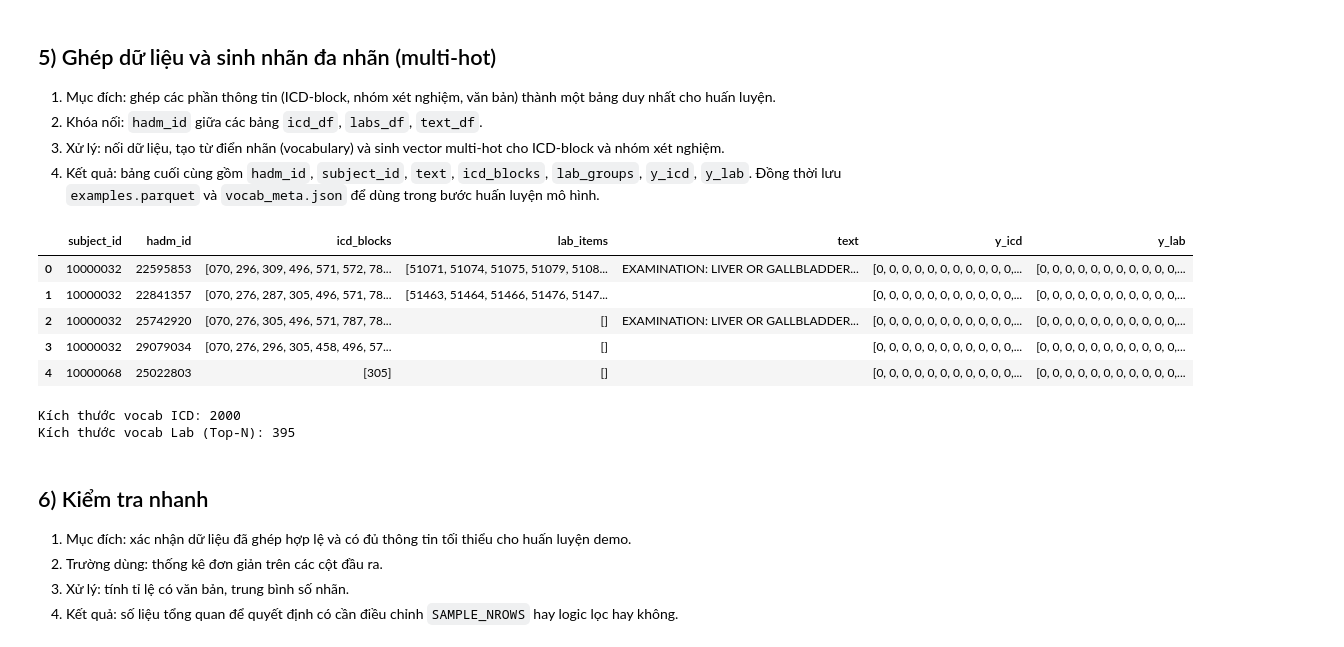
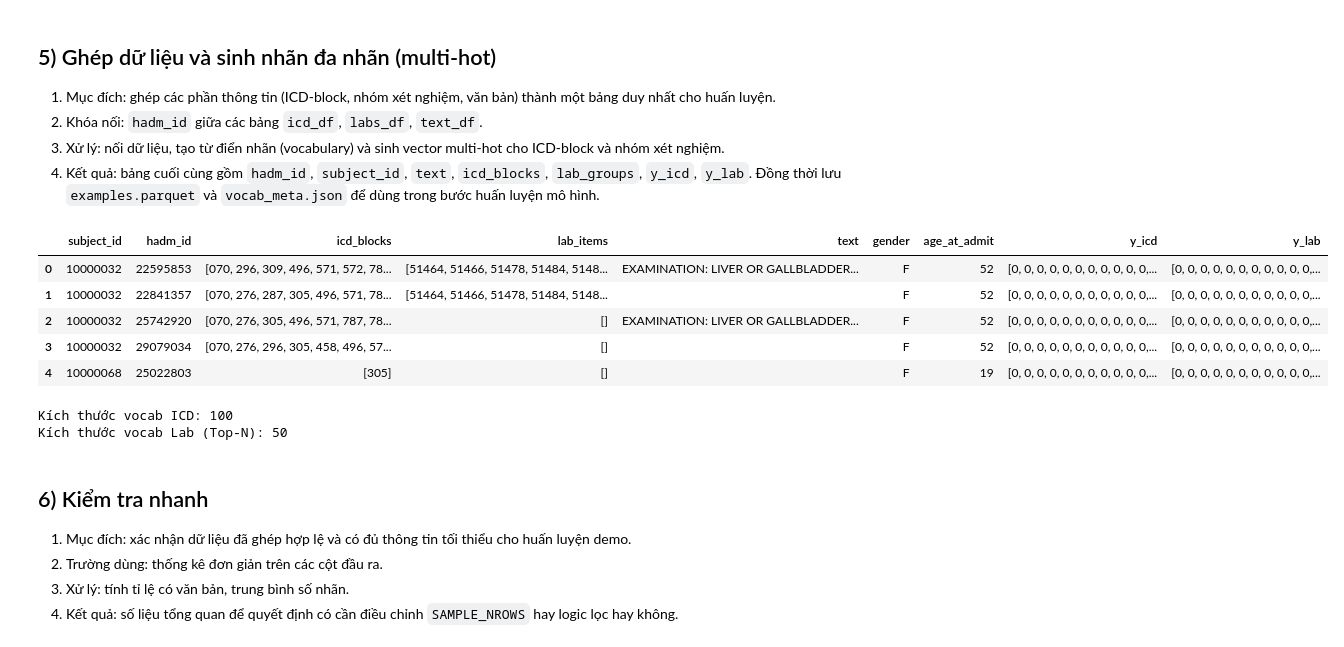
Before and after one commit to iamKhang/revita-sympdiag, a Jupyter notebook: notebooks/01_data_preprocessing_mimiciv.ipynb, the cells around one changed output. Cells and saved outputs as stored; diff of their text form; code cells hidden in the pictures.

```diff
--- a/notebooks/01_data_preprocessing_mimiciv.ipynb
+++ b/notebooks/01_data_preprocessing_mimiciv.ipynb
@@ -19,10 +19,10 @@ Lưu ý: dùng `nrows` có thể khiến các khóa nối không phủ nhau hoà
 from pathlib import Path
 
 # Số dòng tối đa đọc từ mỗi CSV. None = đọc toàn bộ
-SAMPLE_NROWS = 1000000
+SAMPLE_NROWS = 5000000
 
 # Số lượng xét nghiệm sớm dùng làm nhãn (vocab) theo tần suất cao nhất
-TOP_LABS = 500  # bạn có thể đổi 10, 20, 100, ...
+TOP_LABS = 50  # bạn có thể đổi 10, 20, 100, ...
 
 
 # Tự dò DATA_ROOT
@@ -292,53 +328,60 @@ Giải thích kết quả:
 3) Xử lý: nối dữ liệu, tạo từ điển nhãn (vocabulary) và sinh vector multi-hot cho ICD-block và nhóm xét nghiệm.
 4) Kết quả: bảng cuối cùng gồm `hadm_id`, `subject_id`, `text`, `icd_blocks`, `lab_groups`, `y_icd`, `y_lab`. Đồng thời lưu `examples.parquet` và `vocab_meta.json` để dùng trong bước huấn luyện mô hình.
 # %%
-# ---- BƯỚC 5 (phiên bản mới): Merge và multi-hot theo vocab Top-N ----
+# ---- BƯỚC 5 (cập nhật): Merge và multi-hot theo vocab Top-N ----
 
-# 5.1 Ghép theo hadm_id
-df = (icd_df.merge(lab_items_by_hadm, on="hadm_id", how="left")
-             .merge(text_df, on="hadm_id", how="left"))
+# 5.1 Ghép theo hadm_id + subject_id (thêm demographics)
+df = (
+    icd_df
+    .merge(lab_items_by_hadm, on="hadm_id", how="left")
+    .merge(text_df, on="hadm_id", how="left")
+    .merge(demo_df, on=["hadm_id", "subject_id"], how="left")  # <<-- thêm tuổi + giới tính
+)
 
-# Chuẩn hóa list rỗng và text
+# Chuẩn hóa list rỗng, text và demographics
 df["icd_blocks"] = df["icd_blocks"].apply(lambda x: x if isinstance(x, list) else [])
 df["lab_items"]  = df["lab_items"].apply(lambda x: x if isinstance(x, list) else [])
 df["text"] = df["text"].fillna("")
+df["gender"] = df["gender"].fillna("U")                  # Unknown nếu thiếu
+df["age_at_admit"] = df["age_at_admit"].astype("Int64")  # giữ nullable int
 
 # 5.2 Vocabulary
-# ICD-block: Top-200 như cũ
+# ICD-block: Top-2000 (giữ nguyên như trước)
+from collections import Counter
 cnt_icd = Counter(b for blocks in df["icd_blocks"] for b in blocks)
-icd_vocab = [b for b, _ in cnt_icd.most_common(2000)]
+icd_vocab = [b for b, _ in cnt_icd.most_common(100)]
 icd_index = {b: i for i, b in enumerate(icd_vocab)}
 
 # Lab items: từ lab_vocab_df (Top-N theo tần suất)
 lab_vocab_items = lab_vocab_df["itemid"].tolist()
 lab_index = {it: i for i, it in enumerate(lab_vocab_items)}
 
 # 5.3 Hàm multi-hot
 def to_multihot_generic(labels, index_map, length):
     arr = np.zeros(length, dtype=np.int8)
     for t in labels:
         if t in index_map:
             arr[index_map[t]] = 1
     return arr
 
 df["y_icd"] = df["icd_blocks"].apply(lambda xs: to_multihot_generic(xs, icd_index, len(icd_vocab)))
 df["y_lab"] = df["lab_items"].apply(lambda xs: to_multihot_generic(xs, lab_index, len(lab_vocab_items)))
 
-# 5.4 Lưu ý thêm: ánh xạ itemid -> label để tiện hiển thị
+# 5.4 Ánh xạ itemid -> label để tiện hiển thị
 itemid_to_label = dict(zip(lab_vocab_df["itemid"], lab_vocab_df["label"]))
 
 display(df.head())
 print("Kích thước vocab ICD:", len(icd_vocab))
 print("Kích thước vocab Lab (Top-N):", len(lab_vocab_items))
 # %% [output]
-|  | subject_id | hadm_id | icd_blocks | lab_items | text | y_icd | y_lab |
-| 0 | 10000032 | 22595853 | [070, 296, 309, 496, 571, 572, 78... | [51071, 51074, 51075, 51079, 5108... | EXAMINATION: LIVER OR GALLBLADDER... | [0, 0, 0, 0, 0, 0, 0, 0, 0, 0, 0,... | [0, 0, 0, 0, 0, 0, 0, 0, 0, 0, 0,... |
-| 1 | 10000032 | 22841357 | [070, 276, 287, 305, 496, 571, 78... | [51463, 51464, 51466, 51476, 5147... |  | [0, 0, 0, 0, 0, 0, 0, 0, 0, 0, 0,... | [0, 0, 0, 0, 0, 0, 0, 0, 0, 0, 0,... |
-| 2 | 10000032 | 25742920 | [070, 276, 305, 496, 571, 787, 78... | [] | EXAMINATION: LIVER OR GALLBLADDER... | [0, 0, 0, 0, 0, 0, 0, 0, 0, 0, 0,... | [0, 0, 0, 0, 0, 0, 0, 0, 0, 0, 0,... |
-| 3 | 10000032 | 29079034 | [070, 276, 296, 305, 458, 496, 57... | [] |  | [0, 0, 0, 0, 0, 0, 0, 0, 0, 0, 0,... | [0, 0, 0, 0, 0, 0, 0, 0, 0, 0, 0,... |
-| 4 | 10000068 | 25022803 | [305] | [] |  | [0, 0, 0, 0, 0, 0, 0, 0, 0, 0, 0,... | [0, 0, 0, 0, 0, 0, 0, 0, 0, 0, 0,... |
+|  | subject_id | hadm_id | icd_blocks | lab_items | text | gender | age_at_admit | y_icd | y_lab |
+| 0 | 10000032 | 22595853 | [070, 296, 309, 496, 571, 572, 78... | [51464, 51466, 51478, 51484, 5148... | EXAMINATION: LIVER OR GALLBLADDER... | F | 52 | [0, 0, 0, 0, 0, 0, 0, 0, 0, 0, 0,... | [0, 0, 0, 0, 0, 0, 0, 0, 0, 0, 0,... |
+| 1 | 10000032 | 22841357 | [070, 276, 287, 305, 496, 571, 78... | [51464, 51466, 51478, 51484, 5148... |  | F | 52 | [0, 0, 0, 0, 0, 0, 0, 0, 0, 0, 0,... | [0, 0, 0, 0, 0, 0, 0, 0, 0, 0, 0,... |
+| 2 | 10000032 | 25742920 | [070, 276, 305, 496, 571, 787, 78... | [] | EXAMINATION: LIVER OR GALLBLADDER... | F | 52 | [0, 0, 0, 0, 0, 0, 0, 0, 0, 0, 0,... | [0, 0, 0, 0, 0, 0, 0, 0, 0, 0, 0,... |
+| 3 | 10000032 | 29079034 | [070, 276, 296, 305, 458, 496, 57... | [] |  | F | 52 | [0, 0, 0, 0, 0, 0, 0, 0, 0, 0, 0,... | [0, 0, 0, 0, 0, 0, 0, 0, 0, 0, 0,... |
+| 4 | 10000068 | 25022803 | [305] | [] |  | F | 19 | [0, 0, 0, 0, 0, 0, 0, 0, 0, 0, 0,... | [0, 0, 0, 0, 0, 0, 0, 0, 0, 0, 0,... |
-Kích thước vocab ICD: 2000
-Kích thước vocab Lab (Top-N): 395
+Kích thước vocab ICD: 100
+Kích thước vocab Lab (Top-N): 50
 # %% [markdown]
 ## 6) Kiểm tra nhanh
 
```
Also changed, not shown: parts of 3 cells of this notebook, 1 other file.
